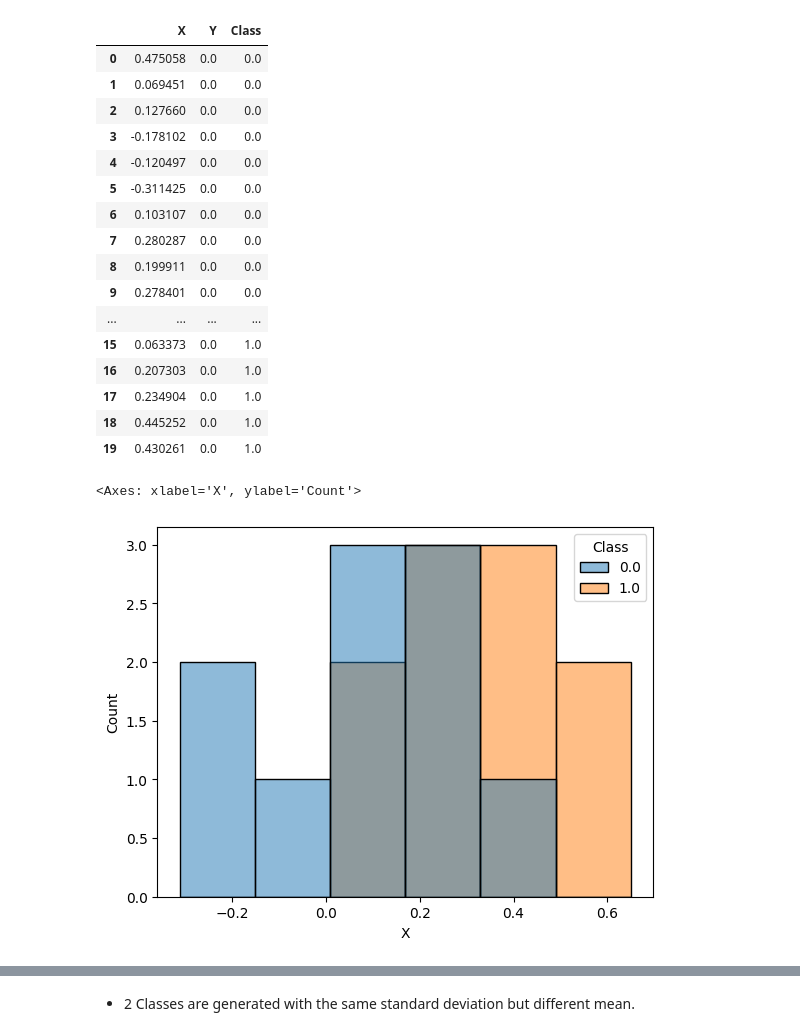
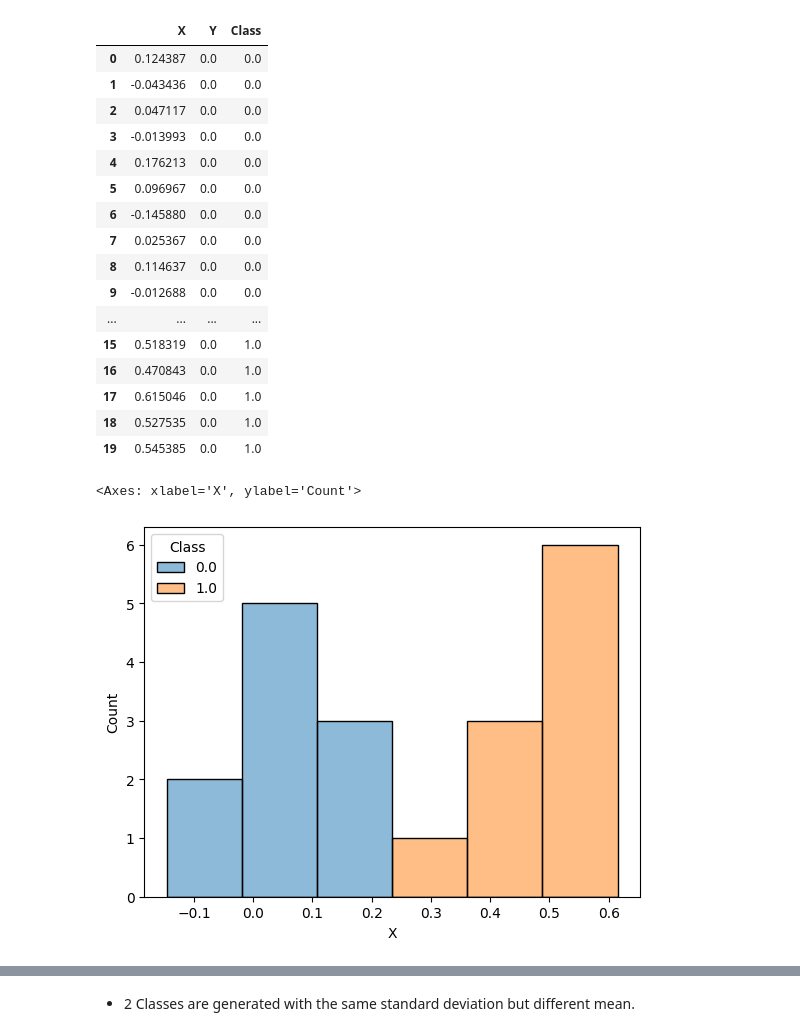
Before and after one commit to SunnyYeahBoiii/CS115_Assignment, a Jupyter notebook: resources/sunny's-doc/lda&qda_isl.ipynb, the cells around one changed output, grey strips where cells are left out. Cells and saved outputs as stored; diff of their text form; code cells hidden in the pictures.

```diff
--- a/resources/sunny's-doc/lda&qda_isl.ipynb
+++ b/resources/sunny's-doc/lda&qda_isl.ipynb
@@ -10,7 +10,7 @@ df = pd.DataFrame(columns=["X" , "Y" , "Class"])
 K = 2
 
 means = [0 , 0.5]
-std = 0.2
+std = 0.1
 pi = []
 
 for k in range(K):
@@ -23,24 +23,24 @@ for k in range(K):
 df
 # %% [output]
 |  | X | Y | Class |
-| 0 | 0.475058 | 0.0 | 0.0 |
-| 1 | 0.069451 | 0.0 | 0.0 |
-| 2 | 0.127660 | 0.0 | 0.0 |
-| 3 | -0.178102 | 0.0 | 0.0 |
-| 4 | -0.120497 | 0.0 | 0.0 |
-| 5 | -0.311425 | 0.0 | 0.0 |
-| 6 | 0.103107 | 0.0 | 0.0 |
-| 7 | 0.280287 | 0.0 | 0.0 |
-| 8 | 0.199911 | 0.0 | 0.0 |
-| 9 | 0.278401 | 0.0 | 0.0 |
+| 0 | 0.124387 | 0.0 | 0.0 |
+| 1 | -0.043436 | 0.0 | 0.0 |
+| 2 | 0.047117 | 0.0 | 0.0 |
+| 3 | -0.013993 | 0.0 | 0.0 |
+| 4 | 0.176213 | 0.0 | 0.0 |
+| 5 | 0.096967 | 0.0 | 0.0 |
+| 6 | -0.145880 | 0.0 | 0.0 |
+| 7 | 0.025367 | 0.0 | 0.0 |
+| 8 | 0.114637 | 0.0 | 0.0 |
+| 9 | -0.012688 | 0.0 | 0.0 |
 | ... | ... | ... | ... |
-| 15 | 0.063373 | 0.0 | 1.0 |
-| 16 | 0.207303 | 0.0 | 1.0 |
-| 17 | 0.234904 | 0.0 | 1.0 |
-| 18 | 0.445252 | 0.0 | 1.0 |
-| 19 | 0.430261 | 0.0 | 1.0 |
+| 15 | 0.518319 | 0.0 | 1.0 |
+| 16 | 0.470843 | 0.0 | 1.0 |
+| 17 | 0.615046 | 0.0 | 1.0 |
+| 18 | 0.527535 | 0.0 | 1.0 |
+| 19 | 0.545385 | 0.0 | 1.0 |
 # %%
-sns.histplot(data = df , x='X' , hue = "Class")
+sns.histplot(data = df , x='X' , hue = "Class" , bins=6)
 # %% [output]
 <Axes: xlabel='X', ylabel='Count'>
-[figure, old version]
+[figure, new version]
```
Also changed, not shown: parts of 6 cells of this notebook.
